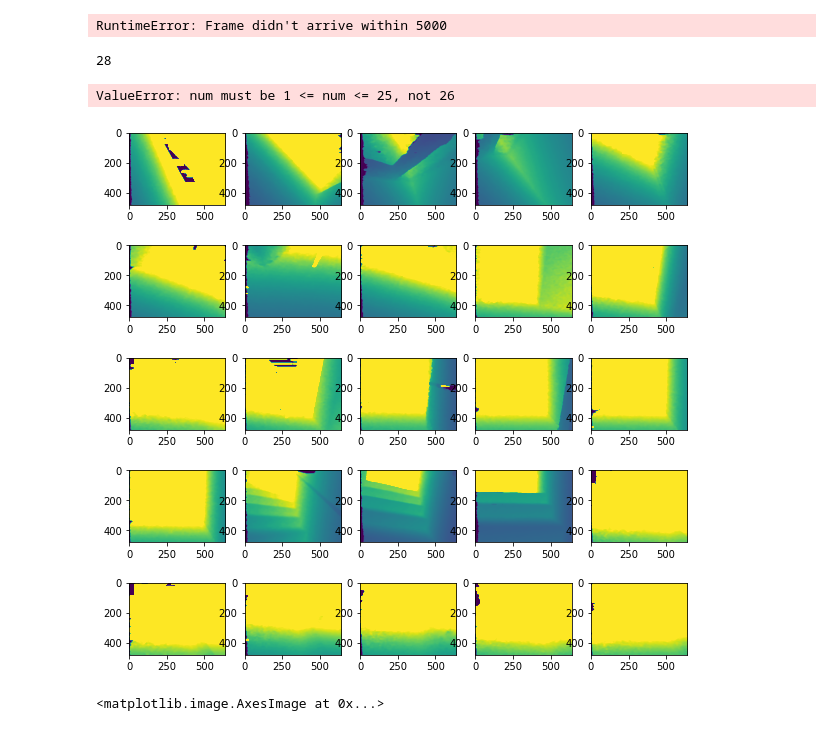
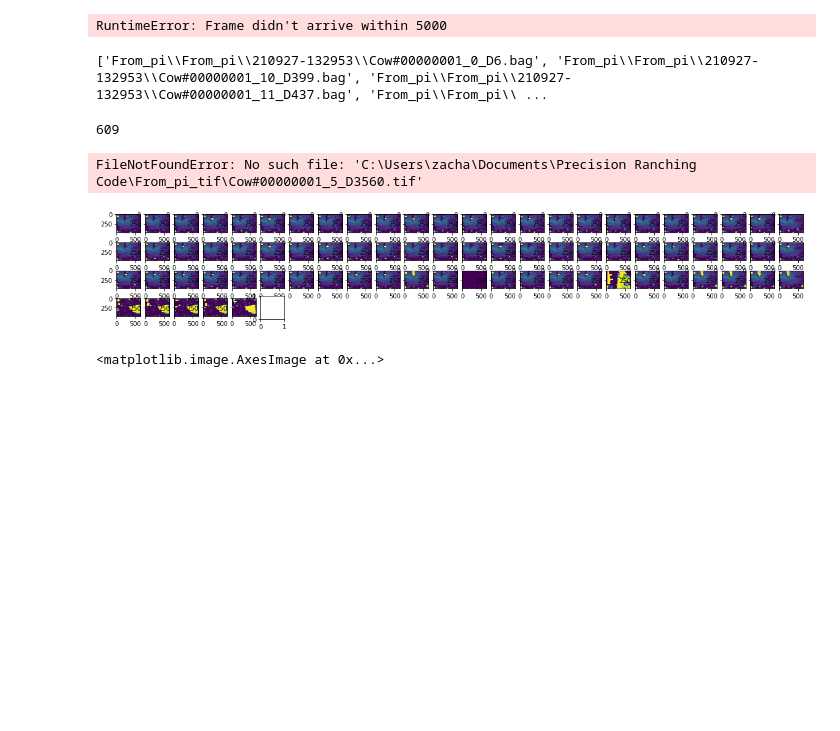
Before and after one commit to zwinkler/Automated-BCS, a Jupyter notebook: Bag Conversion Code.ipynb, the cells around one changed output. Saved outputs shown, nothing was run; the diff lists cells and outputs as text; code cells hidden in the pictures; blank space fills up the shorter version.

```diff
--- a/Bag Conversion Code.ipynb
+++ b/Bag Conversion Code.ipynb
@@ -63,10 +63,13 @@ while True:
 RuntimeError: Frame didn't arrive within 5000
 # %%
 def extract_tiff_from_bag(filename, destination):
-    pipeline = rs.pipeline()
-    config = rs.config()
-    config.enable_device_from_file(filename, False)
-    pipeline.start(config)
+    try:
+        pipeline = rs.pipeline()
+        config = rs.config()
+        config.enable_device_from_file(filename, False)
+        pipeline.start(config)
+    except RuntimeError:
+        return
 
 
 
@@ -84,7 +87,7 @@ def extract_tiff_from_bag(filename, destination):
     stop = True
     while True:
         try:
-            frames = pipeline.wait_for_frames()
+            frames = pipeline.wait_for_frames(1000)
             depth_frame = frames.get_depth_frame()
 
             decimated_depth = decimation.process(depth_frame)
@@ -112,10 +115,18 @@ import cv2
 import glob
 import os
 
-filenames = glob.glob('camera_test_2/*/*.bag')
+filename = 'From_pi'
+filenames = glob.glob(filename+'/*/*/*.bag')
+print(filenames)
 # print(filenames)
 destinations = []
-dest_dir = 'camera_test_2_tif'
+
+dest_dir = filename+'_tif'
+try:
+    os.mkdir(dest_dir)
+except FileExistsError:
+    pass
+
 for i in range(0, len(filenames)):
     os.chdir(dest_dir)
     #os.mkdir(os.path.basename(filenames[i])[0:-4])
@@ -131,24 +142,26 @@ for i in range(0, len(filenames)):
 #         pass
 
     extract_tiff_from_bag(filenames[i], destinations[i])
+# %% [output]
+['From_pi\\From_pi\\210927-132953\\Cow#00000001_0_D6.bag', 'From_pi\\From_pi\\210927-132953\\Cow#00000001_10_D399.bag', 'From_pi\\From_pi\\210927-132953\\Cow#00000001_11_D437.bag', 'From_pi\\From_pi\\ ...
 # %%
 images = glob.glob(dest_dir+'/*.tif')
 num_images = len(images)
 print(num_images)
 
-plt.figure(figsize=(10,10))
+plt.figure(figsize=(20,20))
 
 num_plot = num_images
 
 j = 1
-for i in range(1, num_images, int(num_images/num_plot)):
+for i in range(1, num_images):#, int(num_images/num_plot)):
     plt.subplot(int(np.sqrt(num_plot)), int(np.sqrt(num_plot)), j)
     plt.imshow(imageio.imread(destinations[i]+'0.tif'), vmax = 2000)
     j+=1
 # %% [output]
-28
+609
-ValueError: num must be 1 <= num <= 25, not 26
+FileNotFoundError: No such file: 'C:\Users\zacha\Documents\Precision Ranching Code\From_pi_tif\Cow#00000001_5_D3560.tif'
-[figure, old version]
+[figure, new version]
 # %%
 plt.imshow(imageio.imread('camera_test_1\\211001-153022\\No_RFID_1_D.tif'), vmax = 2000)
 # %% [output]
```
Also changed, not shown: 3 other files.
